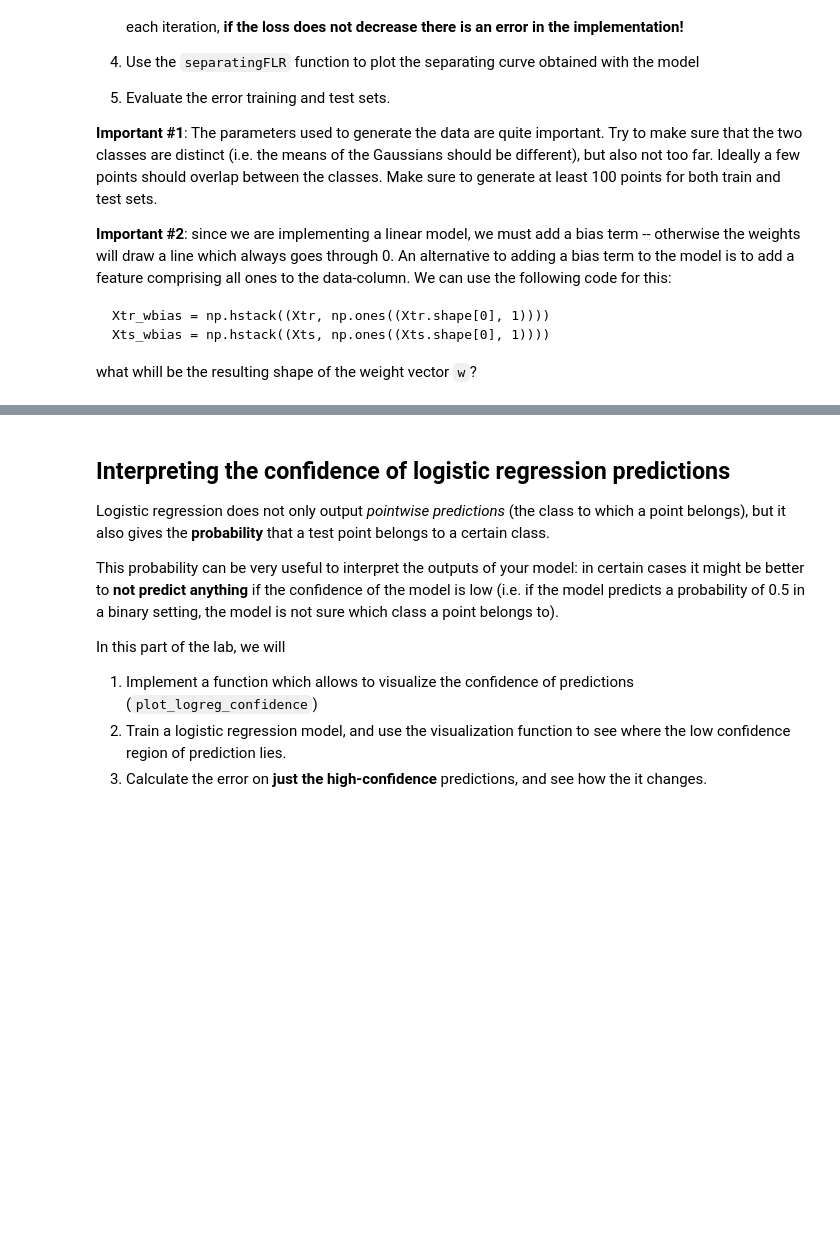
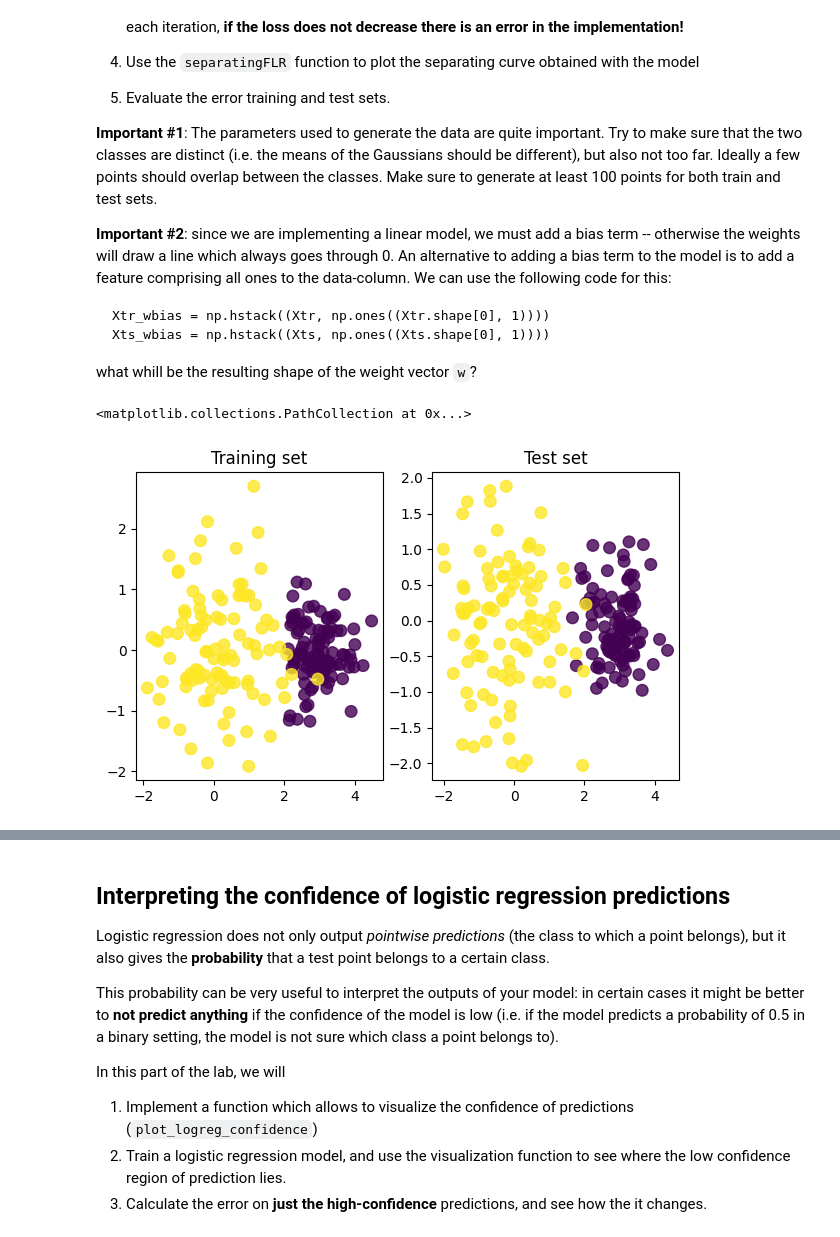
Before and after one commit to girofex/Machine-Learning-Algorithms, a Jupyter notebook: Lab4_LogisticRegression.ipynb, the cells around one changed output, grey strips where cells are left out. Cells and saved outputs as stored; diff of their text form; code cells hidden in the pictures; blank space fills up the shorter version.

```diff
--- a/Lab4_LogisticRegression.ipynb
+++ b/Lab4_LogisticRegression.ipynb
@@ -204,22 +209,25 @@ Xts_wbias = np.hstack((Xts, np.ones((Xts.shape[0], 1))))
 what whill be the resulting shape of the weight vector `w`?
 # %%
 # Help for data-generation
-means = ...
-sigmas = ...
+means = [[3, 0], [0, 0]]
+sigmas = [0.5, 1]
 
-Xtr, Ytr = ...
-Xts, Yts = ...
+Xtr, Ytr = mixGauss(means, sigmas, n=100)
+Xts, Yts = mixGauss(means, sigmas, n=100)
 
-Xtr_wbias = ...
-Xts_wbias = ...
+Xtr_wbias = np.hstack((Xtr, np.ones((Xtr.shape[0], 1))))
+Xts_wbias = np.hstack((Xts, np.ones((Xts.shape[0], 1))))
 
 # TODO: Plot training and test sets, coloring the two classes differently.
 fig = plt.figure(figsize=(7, 4))
 ax0 = fig.add_subplot(1, 2, 1)
 ax1 = fig.add_subplot(1, 2, 2)
 
 ax0.set_title("Training set")
 ax0.scatter(Xtr[:,0], Xtr[:,1], s=70, c=Ytr, alpha=0.8)
 
 ax1.set_title("Test set")
 ax1.scatter(Xts[:,0], Xts[:,1], s=70, c=Yts, alpha=0.8)
+# %% [output]
+<matplotlib.collections.PathCollection at 0x...>
+[figure, added]
```
Also changed, not shown: parts of 5 cells of this notebook.
